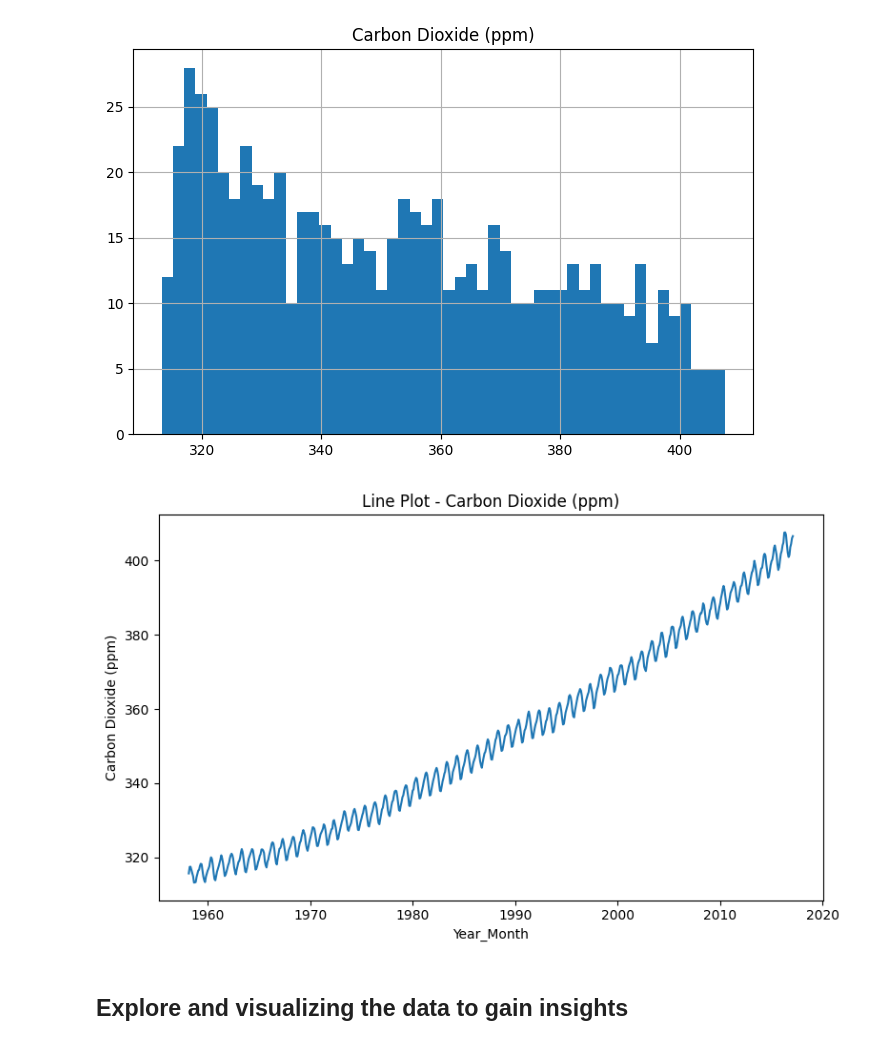
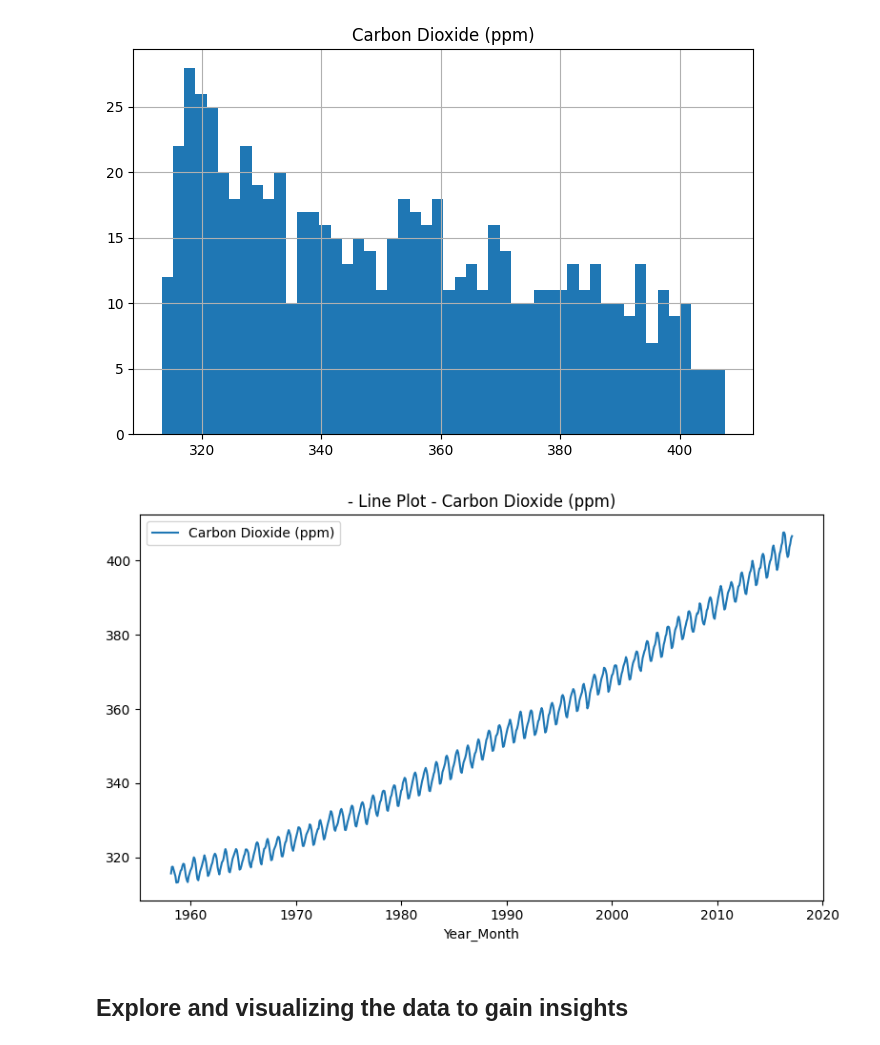
Before and after one commit to thcarole1/Carbon_Dioxide_Levels_in_Atmosphere, a Jupyter notebook: notebooks/Carbon dioxide levels prediction.ipynb, the cells around one changed output. Cells and saved outputs as stored; diff of their text form; code cells hidden in the pictures.

```diff
--- a/notebooks/Carbon dioxide levels prediction.ipynb
+++ b/notebooks/Carbon dioxide levels prediction.ipynb
@@ -356,16 +360,20 @@ co2_levels.hist(bins=50, figsize=(8,5))
 plt.show()
 # %% [output]
 [figure]
-# %%
-# Time series plot
-fig, ax = plt.subplots(figsize=(8,5))
-sns.lineplot(data = co2_levels, y= co2_levels["Carbon Dioxide (ppm)"], x= co2_levels.index)
-ax.set_title(f'Line Plot - Carbon Dioxide (ppm)')
-# Adjust layout
-plt.tight_layout()
-plt.show()
-# %% [output]
-[figure, removed]
+# %%
+def plot_time_series(data, title:None=''):
+    # Time series plot
+    fig, ax = plt.subplots(figsize=(8,5))
+    sns.lineplot(data = data)
+    ax.set_title(f'- Line Plot - {title}')
+    # Adjust layout
+    plt.tight_layout()
+    plt.show()
+
+
+plot_time_series(co2_levels, "Carbon Dioxide (ppm)")
+# %% [output]
+[figure, added]
 # %% [markdown]
 ## Explore and visualizing the data to gain insights
 # %% [markdown]
```
Also changed, not shown: parts of 82 cells of this notebook.
